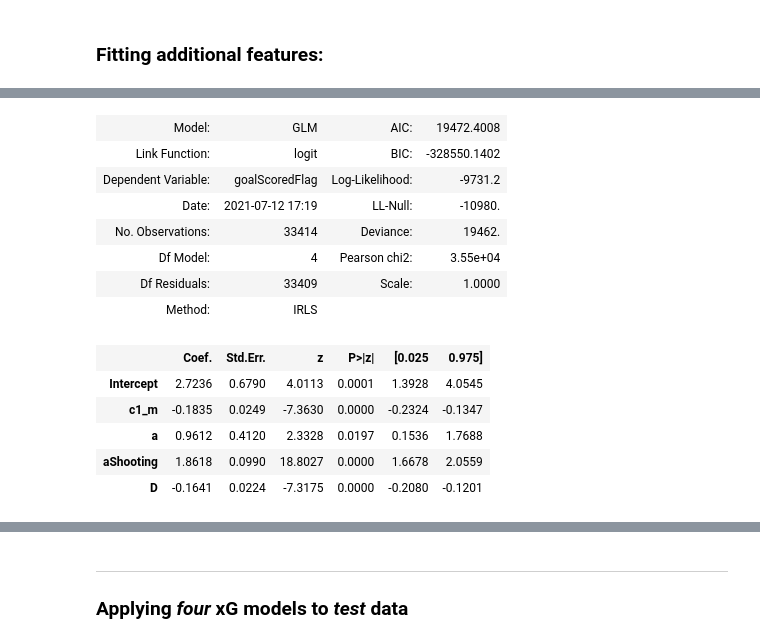
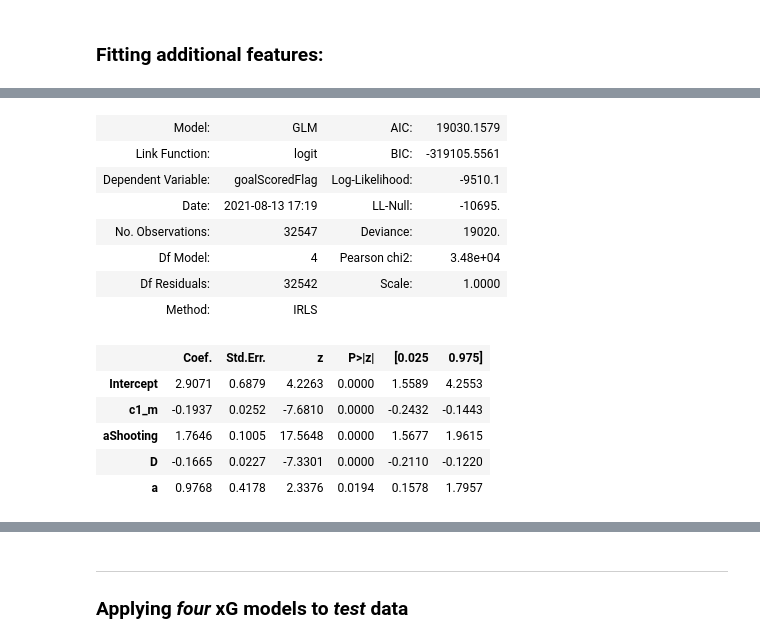
Before and after one commit to christiangilson/MSc-Applied-Statistics-Project-Code, a Jupyter notebook: Modelling/xG/Python xG Feature Engineering & Modelling.ipynb, the cells around one changed output, grey strips where cells are left out. Cells and saved outputs as stored; diff of their text form; code cells hidden in the pictures.

```diff
--- a/Modelling/xG/Python xG Feature Engineering & Modelling.ipynb
+++ b/Modelling/xG/Python xG Feature Engineering & Modelling.ipynb
@@ -251,11 +231,19 @@ df_shots_incl_synthetic = pd.concat([df_shots_incl_synthetic[df_synthetic_enrich
 # splitting into a dataframe for training and dataframe for testing
 ## stratifying the successFlag
 
-test_size = 0.23
-random_state = 0
+test_size = 0.25
+random_state = 40
 
+# producing stratified training and test samples
 df_shots_train, df_shots_test = train_test_split(df_shots, test_size=test_size, stratify=df_shots.goalScoredFlag, random_state=random_state, shuffle=True)
 
+# and adding synthetic shots data to the training synthetic sample (NOTE: THE TEST DATA DOES NOT CHANGE WHATSOEVER)
+df_shots_train['realOrSynthetic'] = 'real'
+df_shots_train_synthetic = pd.concat([df_shots_train[df_synthetic_enriched.columns], df_synthetic_enriched]).reset_index(drop=True).copy()
+
+# manual patch of two goals that are causing havoc because they're such outliers -> TODO: just get rid of them from the full dataset (Vs the test dataset which is obviously wrong)
+#df_shots_test.loc[(df_shots_test['x1_m'] > 70) & (df_shots_test['y1_m'] < 5), 'goalScoredFlag'] = 0
+
 print (f'Stratified Shot Success Rates:\n\nOverall: {100*np.round(df_shots.goalScoredFlag.mean(),3)}%\nTrain: {100*np.round(df_shots_train.goalScoredFlag.mean(), 3)}%\nTest: {100*np.round(df_shots_test.goalScoredFlag.mean(), 3)}%\n')
 # %% [output]
 Stratified Shot Success Rates:
@@ -292,7 +284,7 @@ Wall time: 137 ms
 # %%
 %%time
 
-xG_model_added = smf.glm(formula="goalScoredFlag ~ c1_m + a + aShooting + D", data=df_shots_train\
+xG_model_added = smf.glm(formula="goalScoredFlag ~ c1_m + aShooting + D + a", data=df_shots_train\
                  ,family=sm.families.Binomial()).fit()
 
 xG_model_added.summary2()
@@ -302,17 +294,17 @@ Wall time: 126 ms
-| Model: | GLM | AIC: | 19472.4008 |
-| Link Function: | logit | BIC: | -328550.1402 |
-| Dependent Variable: | goalScoredFlag | Log-Likelihood: | -9731.2 |
-| Date: | 2021-07-12 17:19 | LL-Null: | -10980. |
-| No. Observations: | 33414 | Deviance: | 19462. |
-| Df Model: | 4 | Pearson chi2: | 3.55e+04 |
-| Df Residuals: | 33409 | Scale: | 1.0000 |
+| Model: | GLM | AIC: | 19030.1579 |
+| Link Function: | logit | BIC: | -319105.5561 |
+| Dependent Variable: | goalScoredFlag | Log-Likelihood: | -9510.1 |
+| Date: | 2021-08-13 17:19 | LL-Null: | -10695. |
+| No. Observations: | 32547 | Deviance: | 19020. |
+| Df Model: | 4 | Pearson chi2: | 3.48e+04 |
+| Df Residuals: | 32542 | Scale: | 1.0000 |
 | Method: | IRLS |  |  |
 |  | Coef. | Std.Err. | z | P>|z| | [0.025 | 0.975] |
-| Intercept | 2.7236 | 0.6790 | 4.0113 | 0.0001 | 1.3928 | 4.0545 |
-| c1_m | -0.1835 | 0.0249 | -7.3630 | 0.0000 | -0.2324 | -0.1347 |
-| a | 0.9612 | 0.4120 | 2.3328 | 0.0197 | 0.1536 | 1.7688 |
-| aShooting | 1.8618 | 0.0990 | 18.8027 | 0.0000 | 1.6678 | 2.0559 |
-| D | -0.1641 | 0.0224 | -7.3175 | 0.0000 | -0.2080 | -0.1201 |
+| Intercept | 2.9071 | 0.6879 | 4.2263 | 0.0000 | 1.5589 | 4.2553 |
+| c1_m | -0.1937 | 0.0252 | -7.6810 | 0.0000 | -0.2432 | -0.1443 |
+| aShooting | 1.7646 | 0.1005 | 17.5648 | 0.0000 | 1.5677 | 1.9615 |
+| D | -0.1665 | 0.0227 | -7.3301 | 0.0000 | -0.2110 | -0.1220 |
+| a | 0.9768 | 0.4178 | 2.3376 | 0.0194 | 0.1578 | 1.7957 |
 # %%
 %%time
 
```
Also changed, not shown: parts of 28 cells of this notebook, 12 other files.
